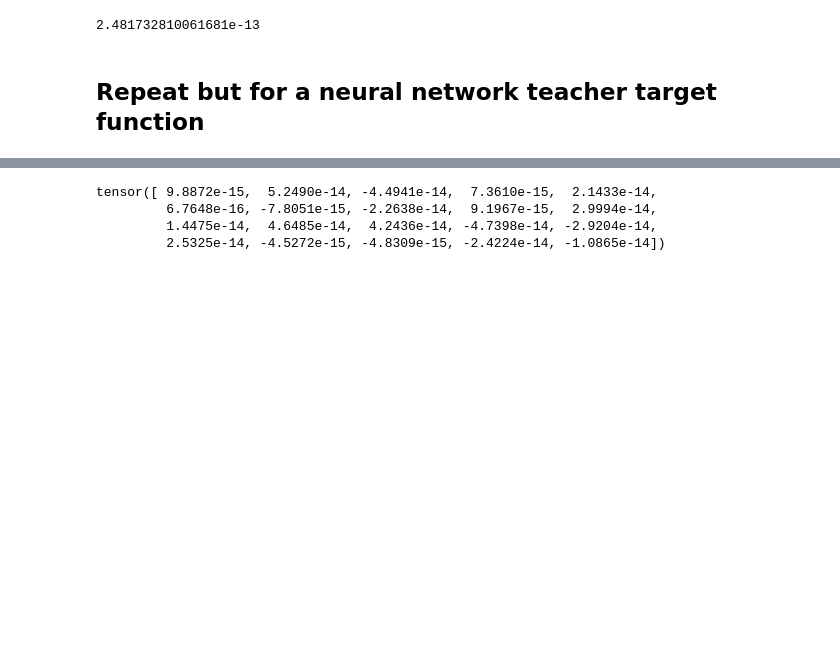
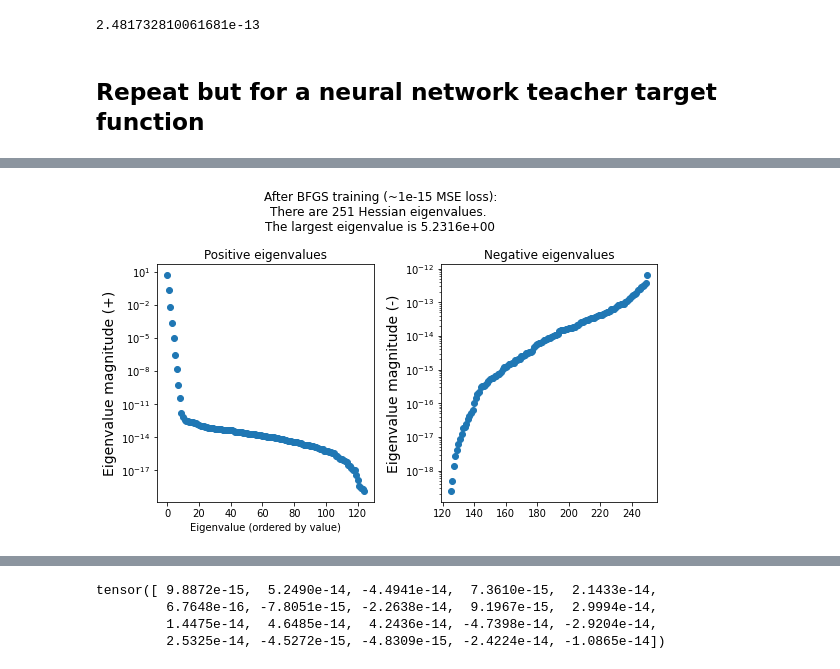
Before and after one commit to ejmichaud/precision-ml, a Jupyter notebook: notebooks/misc/eigenvalue-spectrum-mse.ipynb, the cells around one changed output, grey strips where cells are left out. Drawn from its saved outputs; the diff is of its cells as text; code cells hidden in the pictures; blank space fills up the shorter version.

```diff
--- a/notebooks/eigenvalue-spectrum-mse.ipynb
+++ b/notebooks/misc/eigenvalue-spectrum-mse.ipynb
@@ -472,0 +514,16 @@ plt.tight_layout()
+# %%
+x_i = np.random.uniform(low=-1, high=1, size=(100000, 1))
+x_i = torch.from_numpy(x_i).to(device)
+
+teacher = nn.Sequential(
+    nn.Linear(1, 10),
+    nn.Tanh(),
+    nn.Linear(10, 10),
+    nn.Tanh(),
+    nn.Linear(10, 10),
+    nn.Tanh(),
+    nn.Linear(10, 1)
+).to(device)
+
+with torch.no_grad():
+    y_i = teacher(x_i)
@@ -472,0 +583,30 @@ plt.tight_layout()
+# %%
+hessian = hessian_autograd(mlp, mse_loss_fn_torch, x_i, y_i)
+vals, vs = decompose_hessian(hessian, lenghts, shapes)
+mlp.zero_grad()
+
+positives = [x for x in vals.numpy() if x >= 0]
+negatives = [x for x in vals.numpy() if x < 0]
+positives.reverse()
+negatives.reverse()
+
+plt.figure(figsize=(8, 5))
+
+plt.subplot(1, 2, 1)
+plt.scatter(list(range(len(positives))), positives)
+plt.yscale('log')
+plt.title("Positive eigenvalues")
+plt.ylabel("Eigenvalue magnitude (+)", fontsize=14)
+plt.xlabel("Eigenvalue (ordered by value)")
+
+plt.subplot(1, 2, 2)
+plt.scatter(list(range(len(positives), len(positives) + len(negatives))), np.abs(negatives))
+plt.yscale('log')
+plt.title("Negative eigenvalues")
+plt.ylabel("Eigenvalue magnitude (-)", fontsize=14)
+
+plt.suptitle("After BFGS training (~1e-15 MSE loss):\nThere are {0:d} Hessian eigenvalues. \nThe largest eigenvalue is {1:.4e}".format(len(vals), max(positives)))
+
+plt.tight_layout()
+# %% [output]
+[figure, added]
```
Also changed, not shown: parts of 9 cells of this notebook, 1 other file.
